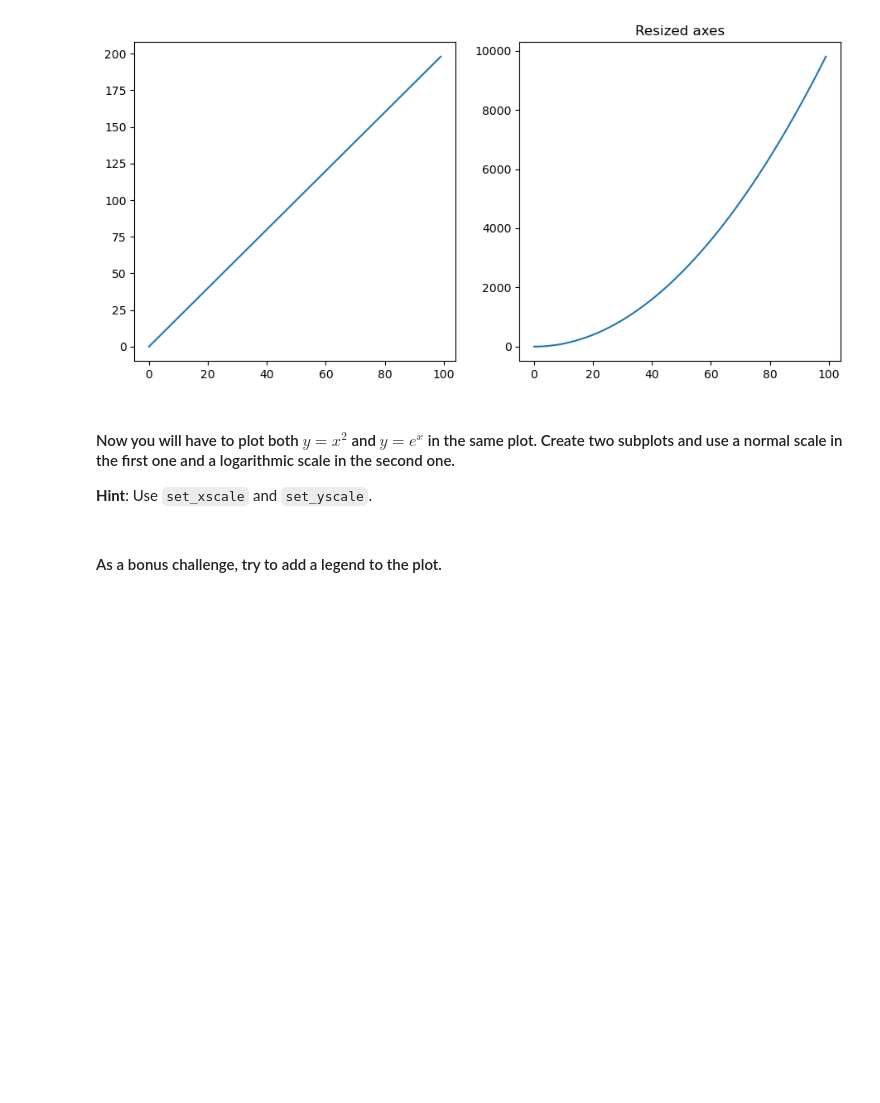
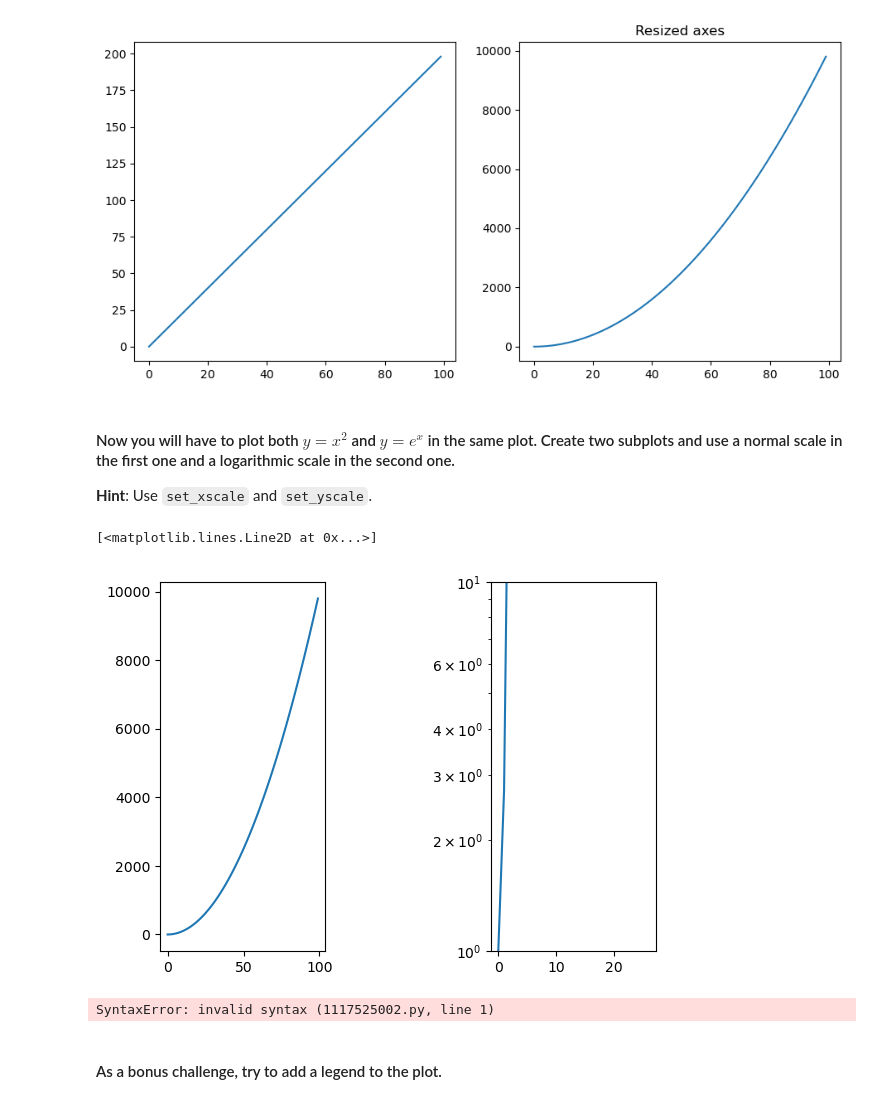
Before and after one commit to martingonzalezr001/dataptmad0924_labs, a Jupyter notebook: module-2/matplotlib-seaborn/your-code/main.ipynb, the cells around one changed output. Cells and saved outputs as stored; diff of their text form; code cells hidden in the pictures; blank space fills up the shorter version.

```diff
--- a/module-2/matplotlib-seaborn/your-code/main.ipynb
+++ b/module-2/matplotlib-seaborn/your-code/main.ipynb
@@ -115,3 +110,26 @@ axes[1].plot(x,z)
+# %%
+# your code here
+import math
+x = x**2
+y = math.e**x
+figure, (ax1,ax2) = plt.subplots(1,2)
+ax1.plot(label='subplot1')
+ax2.plot(label='subplot2')
+
+figure.subplots_adjust(wspace=1)
+
+
+ax1.set_xscale('linear')
+ax2.set_yscale('log')
+ax1.plot(x)
+ax2.plot(y)
+# %% [output]
+[<matplotlib.lines.Line2D at 0x...>]
+[figure, added]
+# %%
+ax1.plot(,y, color="red")
+# %% [output]
+SyntaxError: invalid syntax (1117525002.py, line 1)
 # %% [markdown]
 #### As a bonus challenge, try to add a legend to the plot.
 # %%
```
Also changed, not shown: parts of 16 cells of this notebook, 1 other file.
